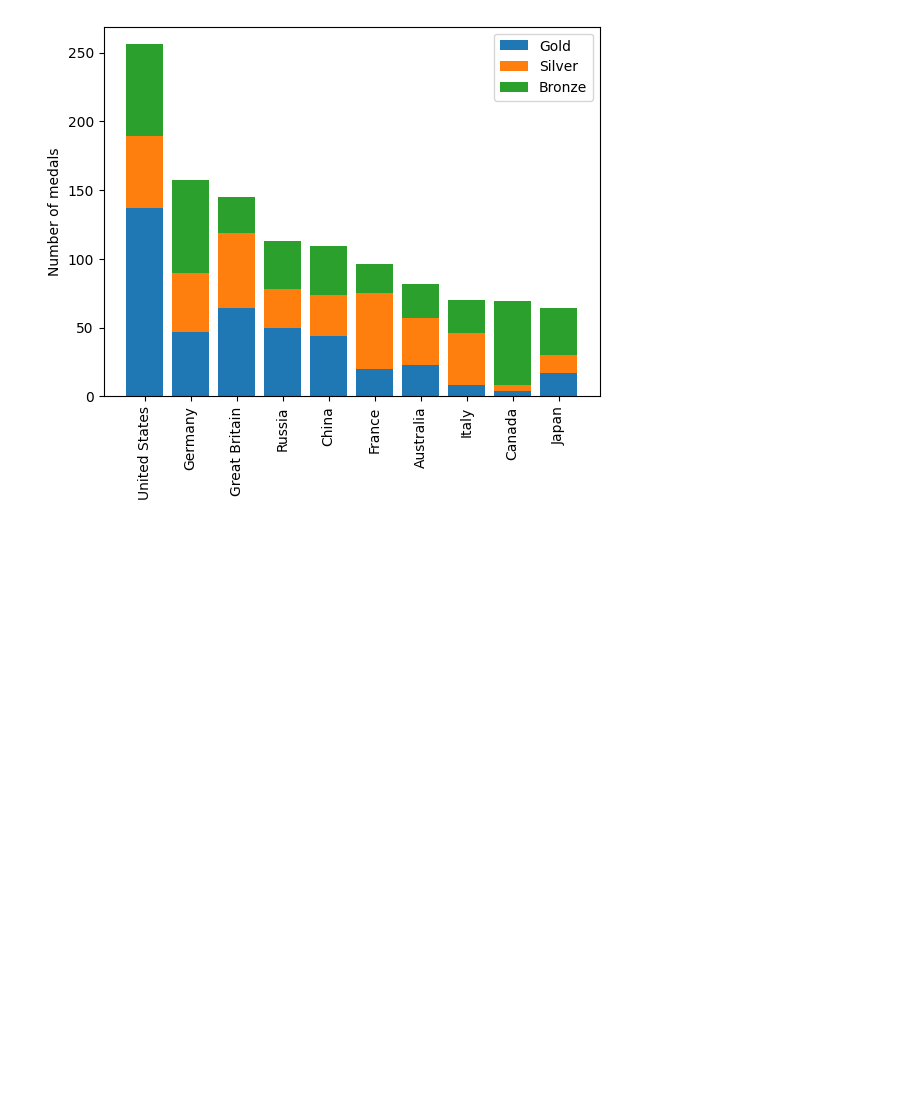
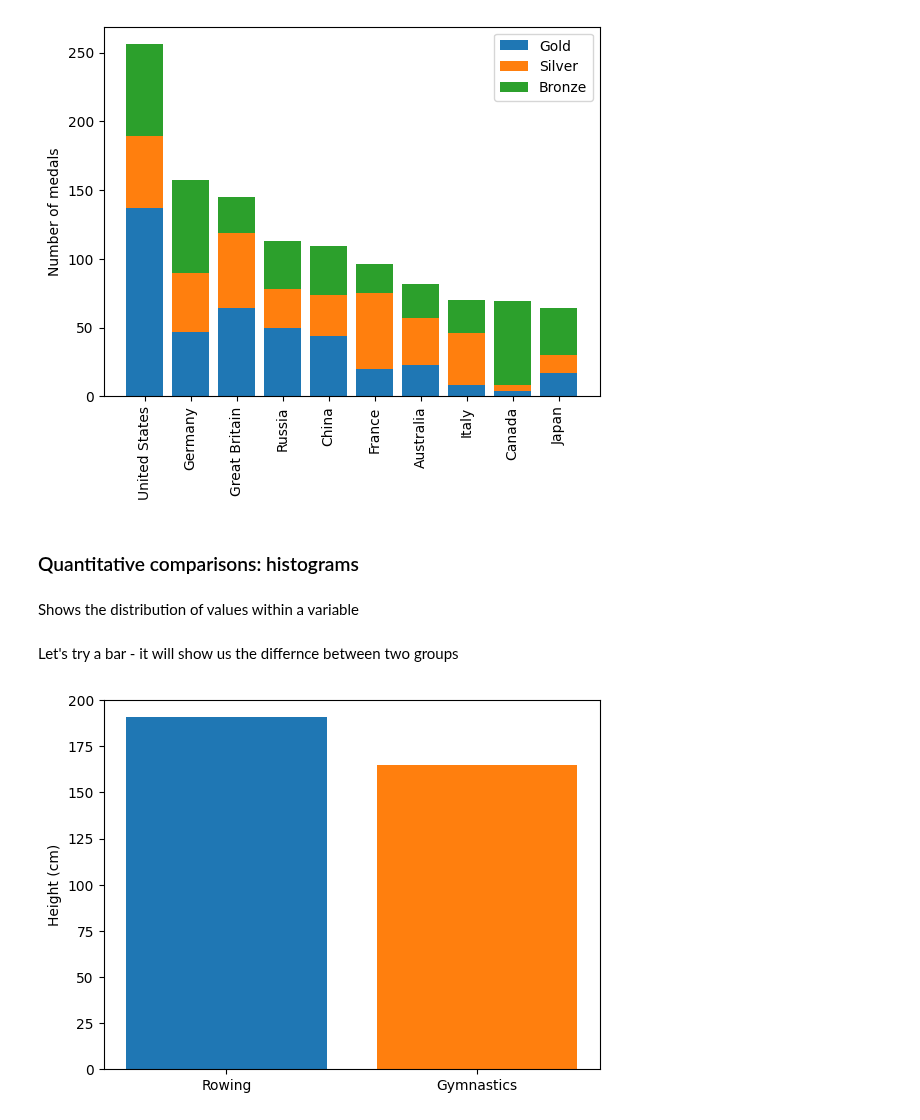
Before and after one commit to andrewch28/DataCamp, a Jupyter notebook: Matplotlib.ipynb, the cells around one changed output. Saved outputs shown, nothing was run; the diff lists cells and outputs as text; code cells hidden in the pictures; blank space fills up the shorter version.

```diff
--- a/Matplotlib.ipynb
+++ b/Matplotlib.ipynb
@@ -176,3 +177,23 @@ ax.set_xticklabels(medals.index, rotation=90)
 plt.show()
 # %% [output]
 [figure]
+# %% [markdown]
+### Quantitative comparisons: histograms
+# %% [markdown]
+Shows the distribution of values within a variable
+# %% [markdown]
+Let's try a bar - it will show us the differnce between two groups
+# %%
+athletes = pd.read_csv("databases/medalist_weights.csv", index_col=0)
+men_rowing = athletes[(athletes["Sport"] == "Rowing") & (athletes["Sex"] == "M")]
+men_gymnastics = athletes[(athletes["Sport"] == "Gymnastics") & (athletes["Sex"] == "M")]
+
+
+fig, ax = plt.subplots()
+
+ax.bar("Rowing", men_rowing["Height"].mean())
+ax.bar("Gymnastics", men_gymnastics["Height"].mean())
+ax.set_ylabel("Height (cm)")
+plt.show()
+# %% [output]
+[figure, added]
```
Also changed, not shown: parts of 4 cells of this notebook.
